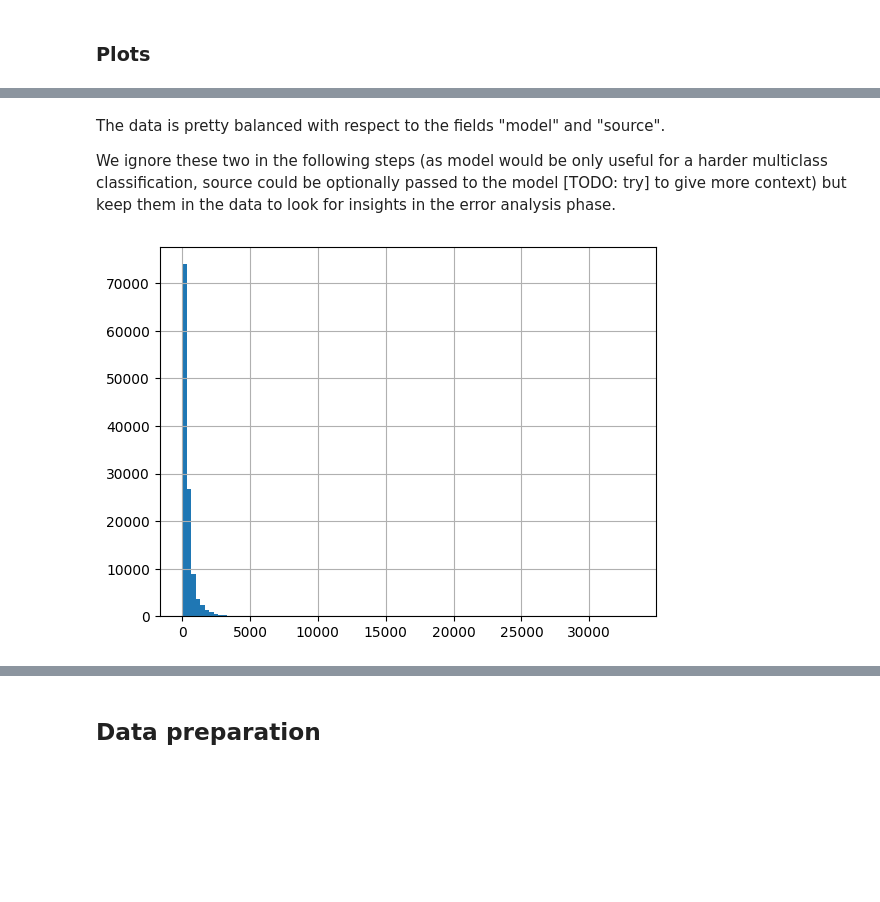
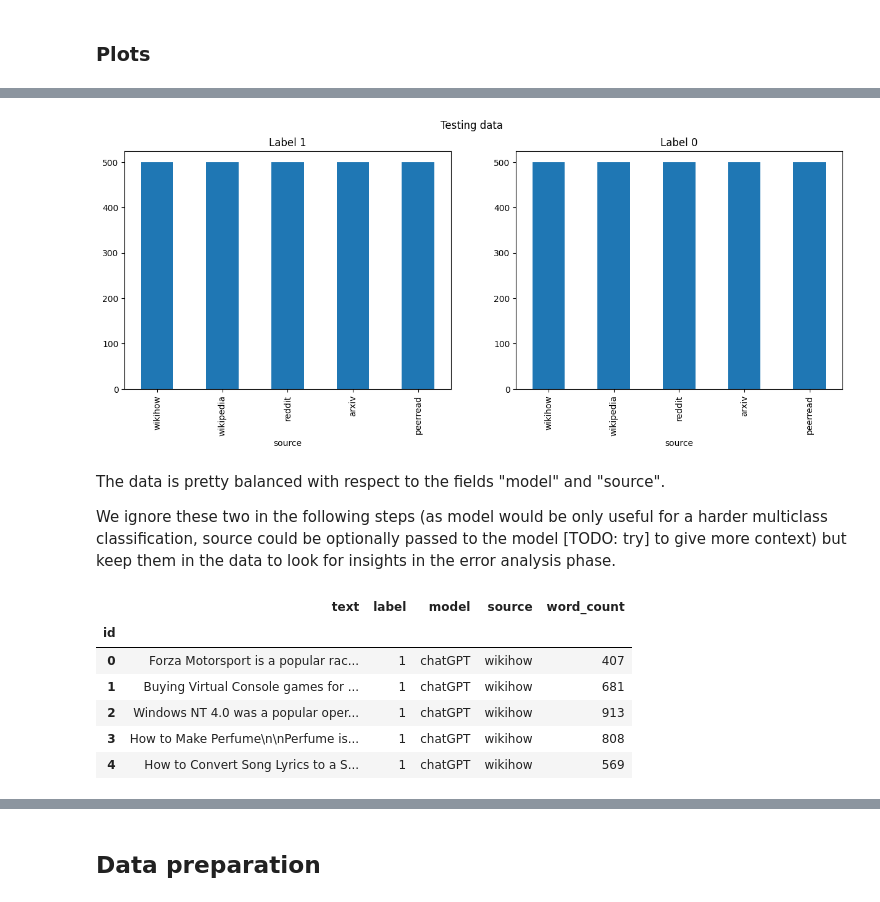
Before and after one commit to edomerli/machine-generated-text-classification, a Jupyter notebook: main.ipynb, the cells around one changed output, grey strips where cells are left out. Drawn from its saved outputs; the diff is of its cells as text; code cells hidden in the pictures; blank space fills up the shorter version.

```diff
--- a/main.ipynb
+++ b/main.ipynb
@@ -78,8 +112,12 @@ train_df_stats[train_df_stats['label'] == 0]['source'].value_counts().plot(kind=
+# %%
+fig, axes = plt.subplots(nrows=1, ncols=2, figsize=(15, 5))
+
+fig.suptitle('Testing data')
+test_df[test_df['label'] == 1]['source'].value_counts().plot(kind='bar', ax=axes[0], title='Label 1');
+test_df[test_df['label'] == 0]['source'].value_counts().plot(kind='bar', ax=axes[1], title='Label 0');
+# %% [output]
+[figure, added]
 # %% [markdown]
 The data is pretty balanced with respect to the fields "model" and "source".
 
 We ignore these two in the following steps (as model would be only useful for a harder multiclass classification, source could be optionally passed to the model [TODO: try] to give more context) but keep them in the data to look for insights in the error analysis phase.
-# %%
-train_df_stats['word_count'].hist(bins=100);
-# %% [output]
-[figure, removed]
@@ -85,0 +127,10 @@ train_df_stats['word_count'].hist(bins=100);
+# %%
+train_df.head()
+# %% [output]
+|  | text | label | model | source | word_count |
+| id |  |  |  |  |  |
+| 0 | Forza Motorsport is a popular rac... | 1 | chatGPT | wikihow | 407 |
+| 1 | Buying Virtual Console games for ... | 1 | chatGPT | wikihow | 681 |
+| 2 | Windows NT 4.0 was a popular oper... | 1 | chatGPT | wikihow | 913 |
+| 3 | How to Make Perfume\n\nPerfume is... | 1 | chatGPT | wikihow | 808 |
+| 4 | How to Convert Song Lyrics to a S... | 1 | chatGPT | wikihow | 569 |
```
Also changed, not shown: parts of 30 cells of this notebook.
